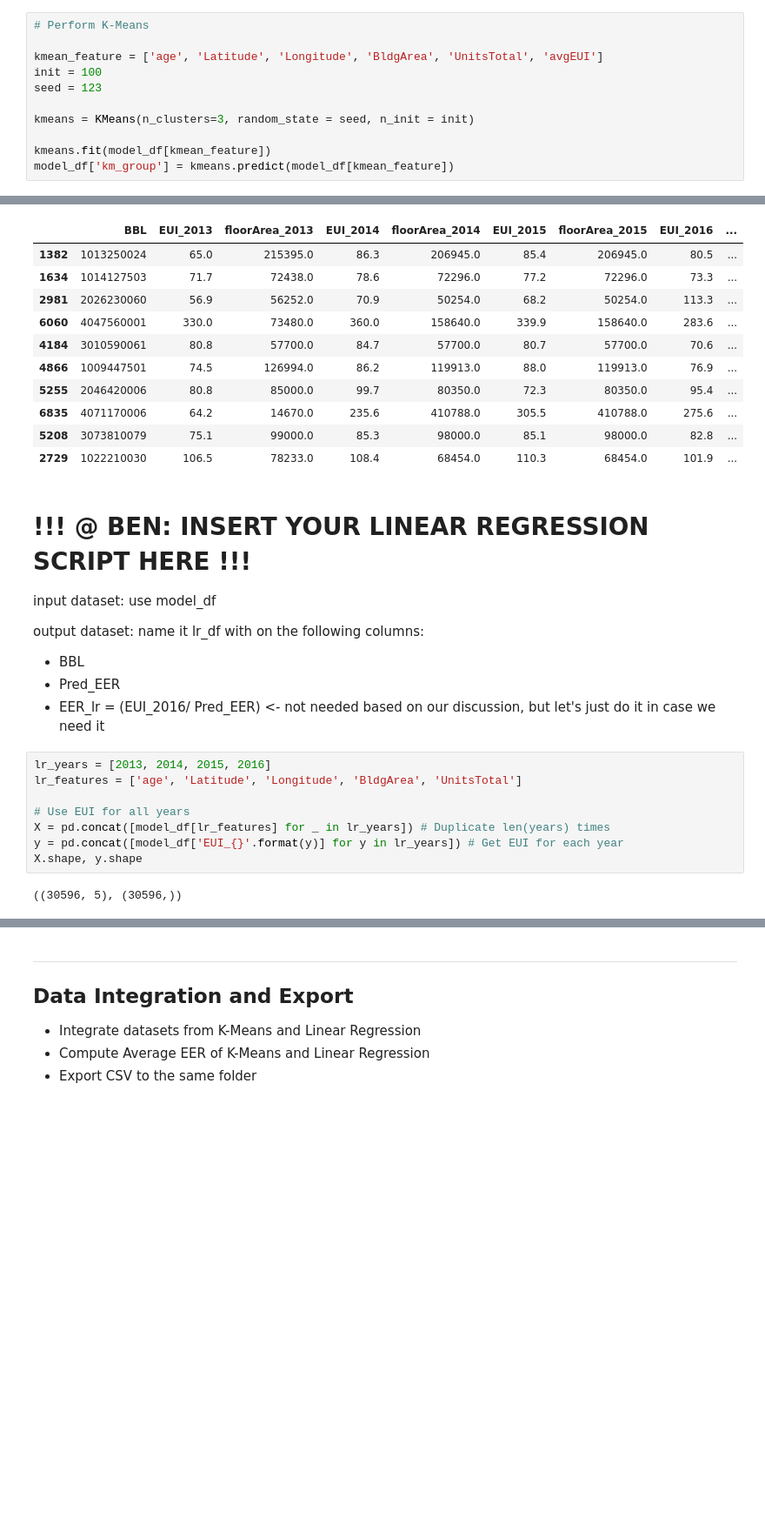
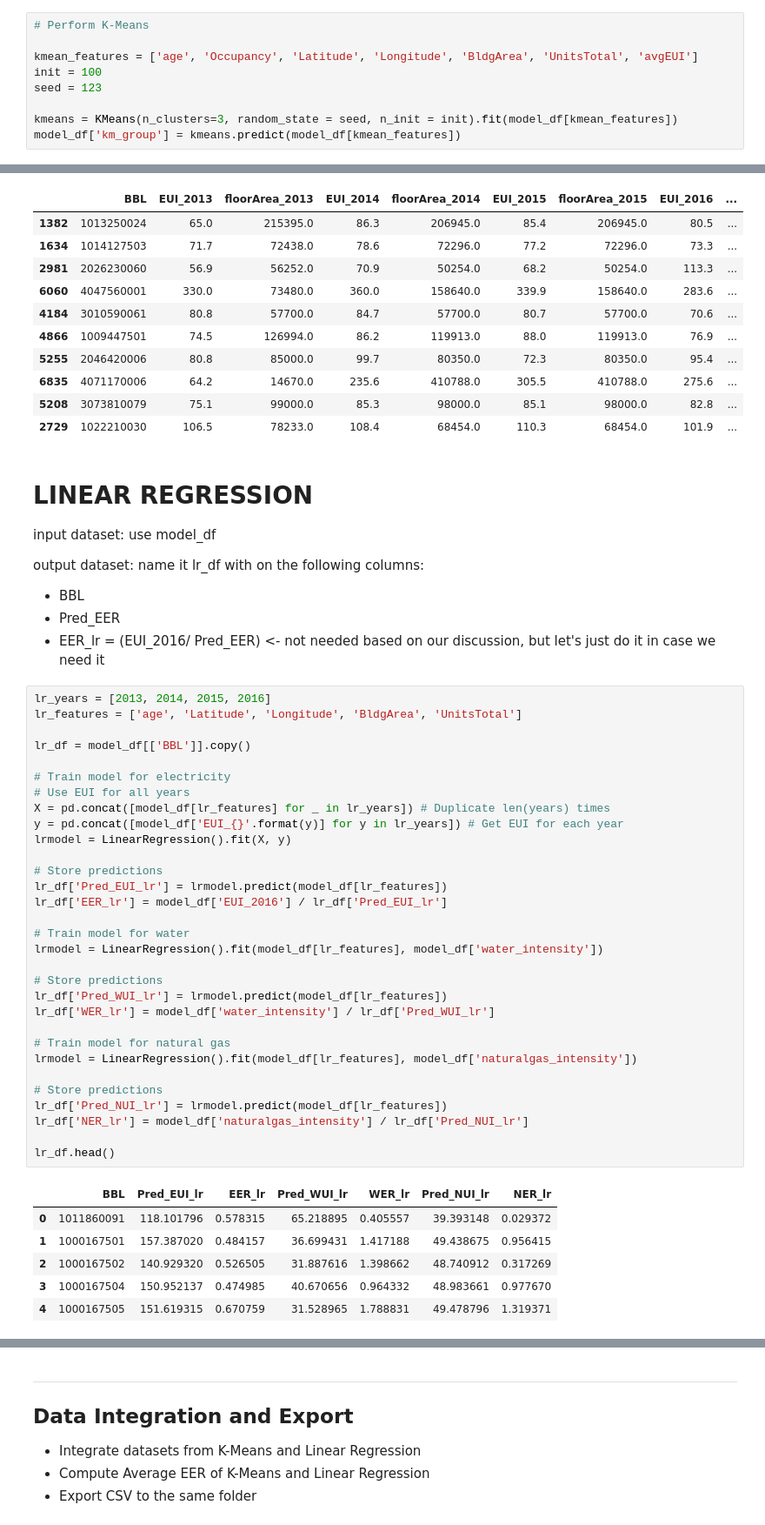
Before and after one commit to td928/CAUI_team1_Final_Project, a Jupyter notebook: Final_Script.ipynb, the cells around one changed output, grey strips where cells are left out. Shown: that part at 87% size. Drawn from its saved outputs; the diff is of its cells as text; blank space fills up the shorter version.

Commit message:
added code to work with water and ng

```diff
--- a/Final_Script.ipynb
+++ b/Final_Script.ipynb
@@ -129,14 +160,12 @@ dtype: object
 # %%
 # Perform K-Means
 
-kmean_feature = ['age', 'Latitude', 'Longitude', 'BldgArea', 'UnitsTotal', 'avgEUI']
+kmean_features = ['age', 'Occupancy', 'Latitude', 'Longitude', 'BldgArea', 'UnitsTotal', 'avgEUI']
 init = 100
 seed = 123
 
-kmeans = KMeans(n_clusters=3, random_state = seed, n_init = init)
-
-kmeans.fit(model_df[kmean_feature])
-model_df['km_group'] = kmeans.predict(model_df[kmean_feature])
+kmeans = KMeans(n_clusters=3, random_state = seed, n_init = init).fit(model_df[kmean_features])
+model_df['km_group'] = kmeans.predict(model_df[kmean_features])
 # %% [markdown]
 # @IAN updat
 # %%
@@ -208,7 +240,7 @@ km_df.sample(10)
 | 5208 | 3073810079 | 75.1 | 99000.0 | 85.3 | 98000.0 | 85.1 | 98000.0 | 82.8 | ... |
 | 2729 | 1022210030 | 106.5 | 78233.0 | 108.4 | 68454.0 | 110.3 | 68454.0 | 101.9 | ... |
 # %% [markdown]
-# !!! @ BEN: INSERT YOUR LINEAR REGRESSION SCRIPT HERE !!!
+# LINEAR REGRESSION
 
 input dataset: use model_df
 
@@ -219,10 +251,38 @@ output dataset: name it lr_df with on the following columns:
 # %%
 lr_years = [2013, 2014, 2015, 2016]
 lr_features = ['age', 'Latitude', 'Longitude', 'BldgArea', 'UnitsTotal']
 
+lr_df = model_df[['BBL']].copy()
+
+# Train model for electricity
 # Use EUI for all years
 X = pd.concat([model_df[lr_features] for _ in lr_years]) # Duplicate len(years) times
 y = pd.concat([model_df['EUI_{}'.format(y)] for y in lr_years]) # Get EUI for each year
-X.shape, y.shape
+lrmodel = LinearRegression().fit(X, y)
+
+# Store predictions
+lr_df['Pred_EUI_lr'] = lrmodel.predict(model_df[lr_features])
+lr_df['EER_lr'] = model_df['EUI_2016'] / lr_df['Pred_EUI_lr']
+
+# Train model for water
+lrmodel = LinearRegression().fit(model_df[lr_features], model_df['water_intensity'])
+
+# Store predictions
+lr_df['Pred_WUI_lr'] = lrmodel.predict(model_df[lr_features])
+lr_df['WER_lr'] = model_df['water_intensity'] / lr_df['Pred_WUI_lr']
+
+# Train model for natural gas
+lrmodel = LinearRegression().fit(model_df[lr_features], model_df['naturalgas_intensity'])
+
+# Store predictions
+lr_df['Pred_NUI_lr'] = lrmodel.predict(model_df[lr_features])
+lr_df['NER_lr'] = model_df['naturalgas_intensity'] / lr_df['Pred_NUI_lr']
+
+lr_df.head()
 # %% [output]
-((30596, 5), (30596,))
+|  | BBL | Pred_EUI_lr | EER_lr | Pred_WUI_lr | WER_lr | Pred_NUI_lr | NER_lr |
+| 0 | 1011860091 | 118.101796 | 0.578315 | 65.218895 | 0.405557 | 39.393148 | 0.029372 |
+| 1 | 1000167501 | 157.387020 | 0.484157 | 36.699431 | 1.417188 | 49.438675 | 0.956415 |
+| 2 | 1000167502 | 140.929320 | 0.526505 | 31.887616 | 1.398662 | 48.740912 | 0.317269 |
+| 3 | 1000167504 | 150.952137 | 0.474985 | 40.670656 | 0.964332 | 48.983661 | 0.977670 |
+| 4 | 1000167505 | 151.619315 | 0.670759 | 31.528965 | 1.788831 | 49.478796 | 1.319371 |
```
Also changed, not shown: parts of 19 cells of this notebook, 1 other file.
